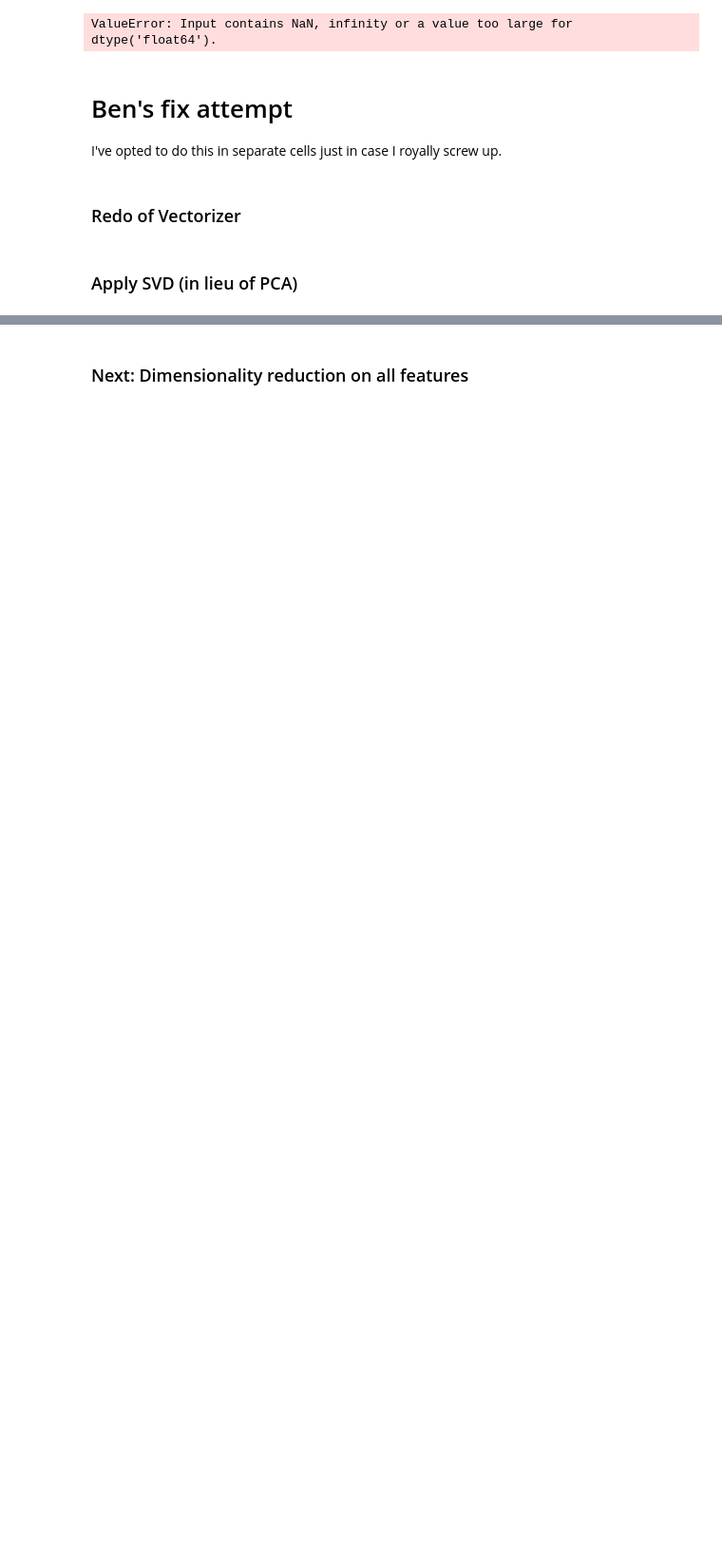
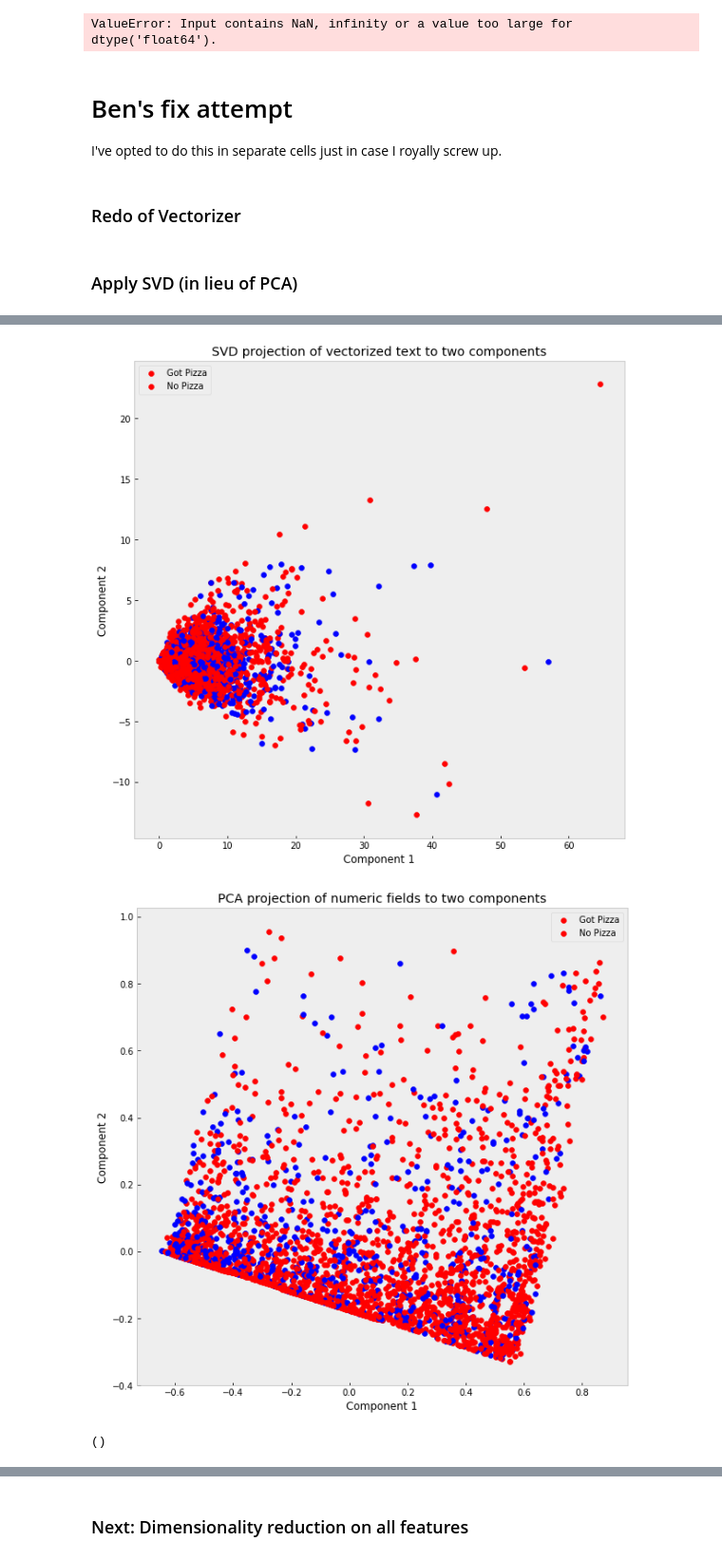
Before and after one commit to zach-merritt/teampizza, a Jupyter notebook: scripts/Dimensionality_Reduction_KMeans_Arnoldy_Boardman_Merritt_Gifford-checkpoint.ipynb, the cells around one changed output, grey strips where cells are left out. Shown at 95% size. Saved outputs shown, nothing was run; the diff lists cells and outputs as text; code cells hidden in the pictures; blank space fills up the shorter version.

```diff
--- a/scripts/Dimensionality_Reduction_KMeans_Arnoldy_Boardman_Merritt_Gifford-checkpoint.ipynb
+++ b/scripts/Dimensionality_Reduction_KMeans_Arnoldy_Boardman_Merritt_Gifford-checkpoint.ipynb
@@ -400,10 +400,13 @@ I've opted to do this in separate cells just in case I royally screw up.
 
 #Create Sparse matrix of words
 count_vect = CountVectorizer()
+
 #Split train and test data
-x_train, x_test, y_train, y_test = train_test_split(
-    count_vect.fit_transform(train_data_master['request_text_edit_aware']),
+x_train_text, x_test_text, y_train, y_test = train_test_split(
+    train_data_master['request_text_edit_aware'],
     train_labels_master.values.ravel(), test_size=0.2, random_state=0)
+x_train = count_vect.fit_transform(x_train_text)
+x_test = count_vect.transform(x_test_text)
 cv_feature_names = count_vect.get_feature_names()
 # %% [markdown]
 ### Apply SVD (in lieu of PCA)
@@ -418,0 +442,63 @@ for top_comps in range (1, 15):
+# %%
+def cluster_viz(sparse=True):
+
+    # project data to few dimensions using SVD if sparse, PCA if dense
+    if (sparse): svd_train = TruncatedSVD(n_components=2)
+    else: svd_train = PCA(n_components=2)
+    svd_train_ft = svd_train.fit_transform(x_train)
+
+    # plot the two dimensions
+    plt.figure(figsize=(10,10))
+    for sample in range(len(y_train)):
+        if y_train[sample] == 1:
+            color = '#0000ff'
+            label = 'Got Pizza'
+        else:
+            color = '#ff0000'
+            label = 'No Pizza'
+
+        plt.scatter(svd_train_ft[sample][0],svd_train_ft[sample][1],c=color,label=label)
+
+    plt.xlabel('Component 1')
+    plt.ylabel('Component 2')
+    plt.legend(['Got Pizza','No Pizza'])
+    if sparse: plt.title('SVD projection of vectorized text to two components')
+    else: plt.title('PCA projection of numeric fields to two components')
+    plt.grid()
+    plt.show()
+
+    return()
+
+# Visualize the text data, vectorized then reduced
+
+#Create Sparse matrix of words
+count_vect = CountVectorizer()
+
+#Split train and test data
+x_train_text, x_test_text, y_train, y_test = train_test_split(
+    train_data_master['request_text_edit_aware'],
+    train_labels_master.values.ravel(), test_size=0.2, random_state=0)
+x_train = count_vect.fit_transform(x_train_text)
+x_test = count_vect.transform(x_test_text)
+
+cluster_viz(sparse=True) # word vectorizer is a sparse matrix, so use SVD
+
+# Visualize the numeric features reduced
+
+#Normalize all fields (numeric)
+min_max_scaler = preprocessing.MinMaxScaler()
+mn_mx_scaler = min_max_scaler.fit_transform(
+    train_data_master.select_dtypes(include = ['float64', 'int64','datetime64[ns]']).apply(pd.to_numeric).values)
+
+#train_data_numeric = train_data_master.select_dtypes(include = ['float64', 'int64','datetime64[ns]']).apply(pd.to_numeric).values
+
+#Split train and test data
+x_train, x_test, y_train, y_test = train_test_split(
+    mn_mx_scaler,
+    train_labels_master.values.ravel(), test_size=0.2, random_state=0)
+
+cluster_viz(sparse=False) # dense matrices, so can use PCA
+# %% [output]
+[figure, added]
+[figure, added]
+()
```
Also changed, not shown: parts of 24 cells of this notebook.
